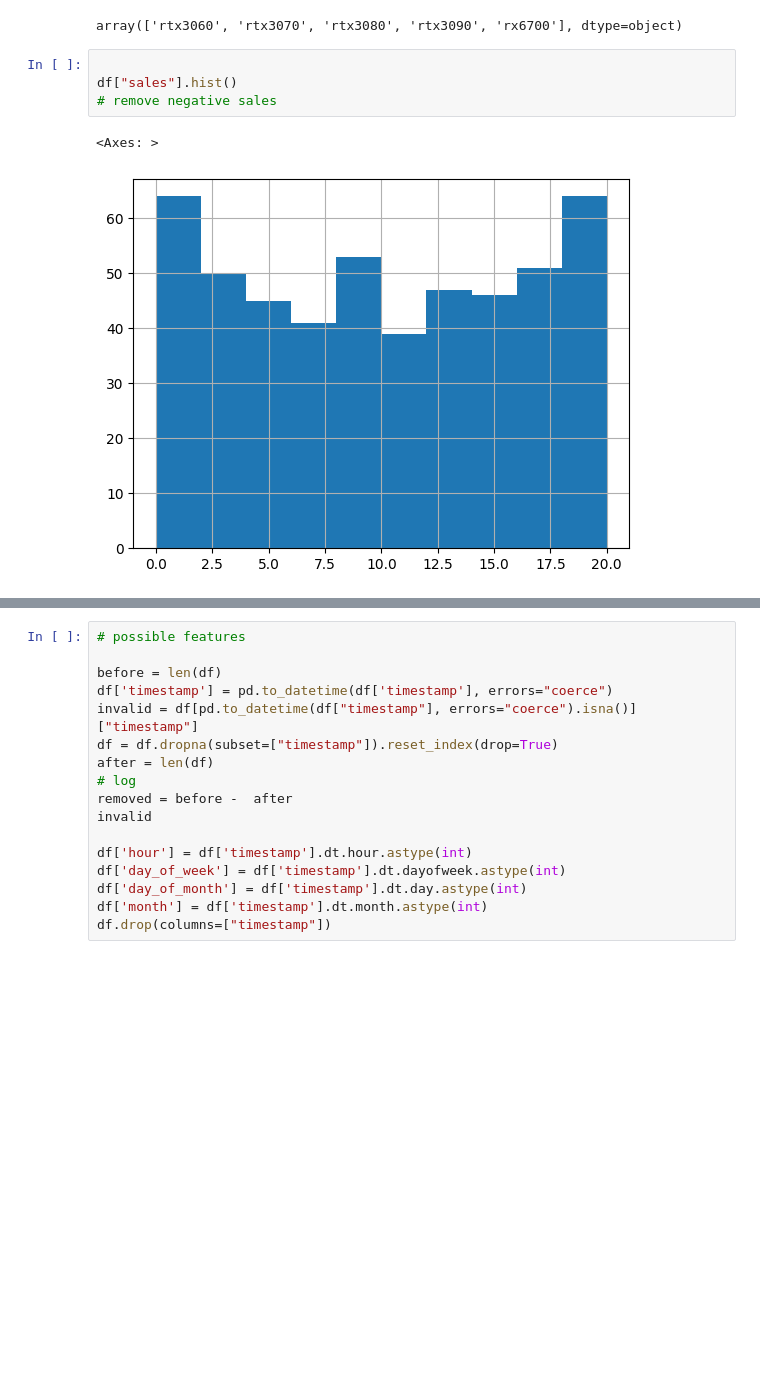
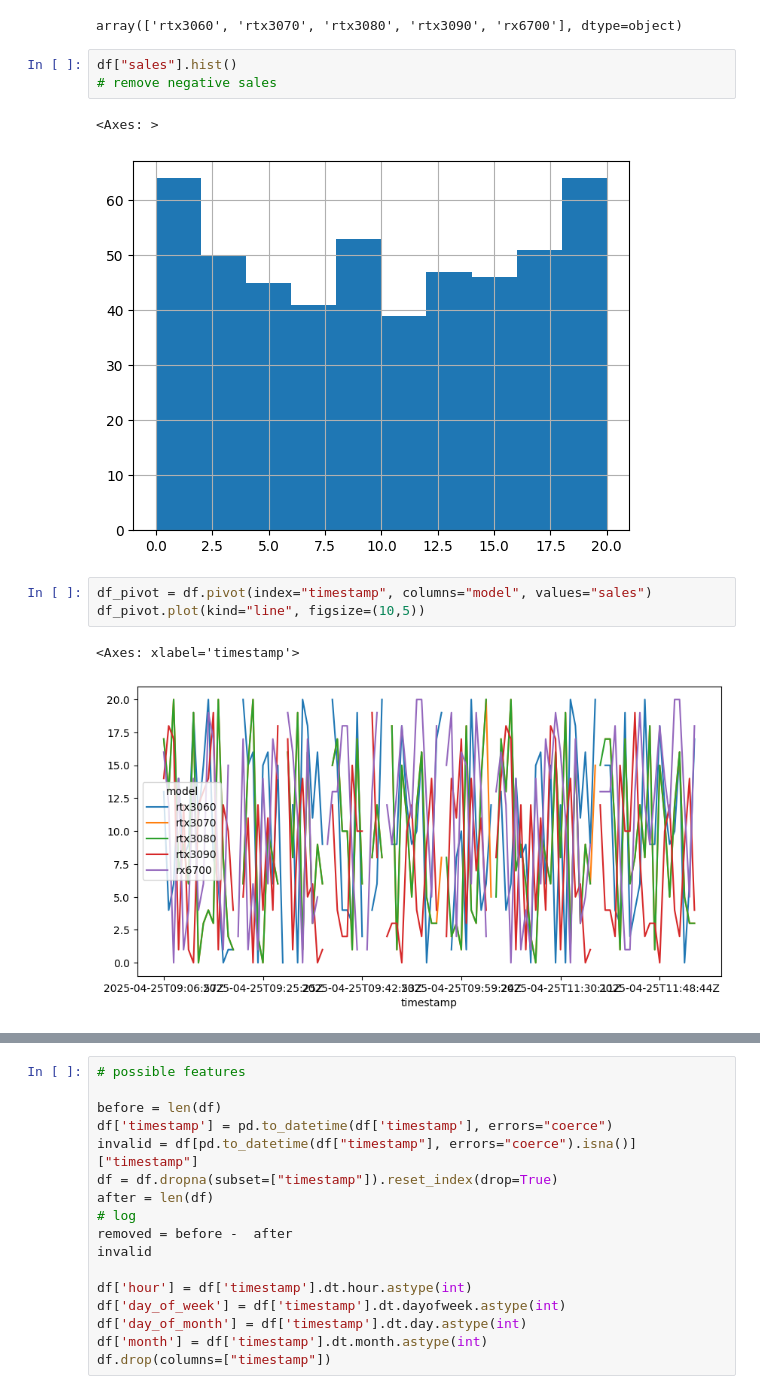
Before and after one commit to chrmei/Bash_MLOps_exercise, a Jupyter notebook: prototyping/data_exploration.ipynb, the cells around one changed output, grey strips where cells are left out. Saved outputs shown, nothing was run; the diff lists cells and outputs as text; blank space fills up the shorter version.

```diff
--- a/prototyping/data_exploration.ipynb
+++ b/prototyping/data_exploration.ipynb
@@ -63,9 +63,14 @@ df.model.unique()
 # %% [output]
 array(['rtx3060', 'rtx3070', 'rtx3080', 'rtx3090', 'rx6700'], dtype=object)
 # %%
-
 df["sales"].hist()
 # remove negative sales
 # %% [output]
 <Axes: >
 [figure]
+# %%
+df_pivot = df.pivot(index="timestamp", columns="model", values="sales")
+df_pivot.plot(kind="line", figsize=(10,5))
+# %% [output]
+<Axes: xlabel='timestamp'>
+[figure, added]
```
Also changed, not shown: parts of 5 cells of this notebook, 5 other files.
